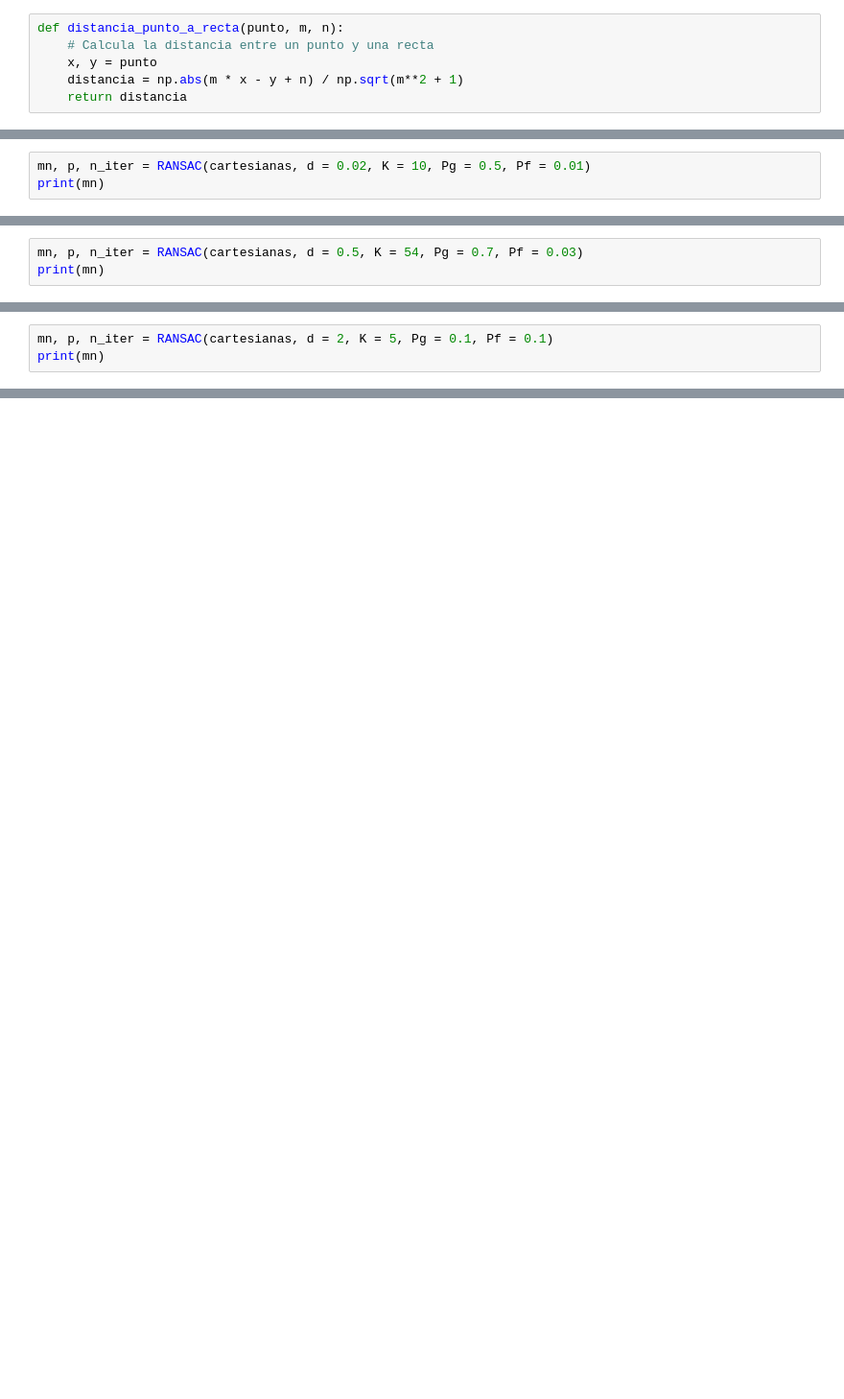
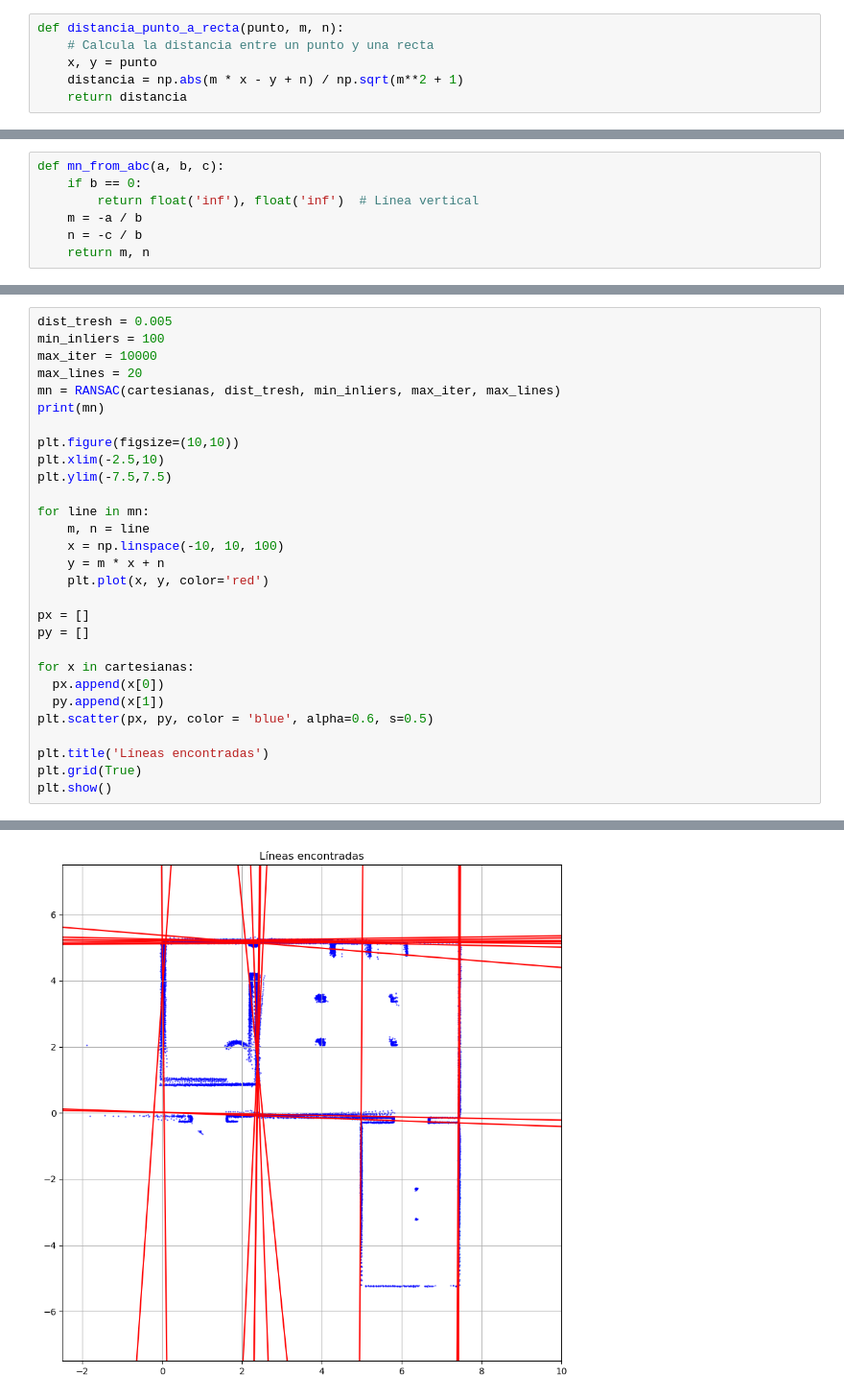
Before and after one commit to Felipeipe/el5206_ws, a Jupyter notebook: src/el5206_example/Ransac/Notebook_Ransac.ipynb, the cells around one changed output, grey strips where cells are left out. Shown: that part at 96% size. Drawn from its saved outputs; the diff is of its cells as text; blank space fills up the shorter version.

```diff
--- a/src/el5206_example/Ransac/Notebook_Ransac.ipynb
+++ b/src/el5206_example/Ransac/Notebook_Ransac.ipynb
@@ -116,3 +49,0 @@ plt.show()
-# %%
-mn, p, n_iter = RANSAC(cartesianas, d = 0.02, K = 10, Pg = 0.5, Pf = 0.01)
-print(mn)
@@ -157,3 +49,0 @@ plt.show()
-# %%
-mn, p, n_iter = RANSAC(cartesianas, d = 0.5, K = 54, Pg = 0.7, Pf = 0.03)
-print(mn)
@@ -199,3 +49,0 @@ plt.show()
-# %%
-mn, p, n_iter = RANSAC(cartesianas, d = 2, K = 5, Pg = 0.1, Pf = 0.1)
-print(mn)
@@ -241,0 +66,7 @@ plt.show()
+# %%
+def mn_from_abc(a, b, c):
+    if b == 0:
+        return float('inf'), float('inf')  # Línea vertical
+    m = -a / b
+    n = -c / b
+    return m, n
@@ -241,0 +135,30 @@ plt.show()
+# %%
+dist_tresh = 0.005
+min_inliers = 100
+max_iter = 10000
+max_lines = 20
+mn = RANSAC(cartesianas, dist_tresh, min_inliers, max_iter, max_lines)
+print(mn)
+
+plt.figure(figsize=(10,10))
+plt.xlim(-2.5,10)
+plt.ylim(-7.5,7.5)
+
+for line in mn:
+    m, n = line
+    x = np.linspace(-10, 10, 100)
+    y = m * x + n
+    plt.plot(x, y, color='red')
+
+px = []
+py = []
+
+for x in cartesianas:
+  px.append(x[0])
+  py.append(x[1])
+plt.scatter(px, py, color = 'blue', alpha=0.6, s=0.5)
+
+plt.title('Líneas encontradas')
+plt.grid(True)
+plt.show()
+# %% [output]
@@ -241,0 +166 @@ plt.show()
+[figure, added]
```
Also changed, not shown: parts of 19 cells of this notebook, 2 other files.
